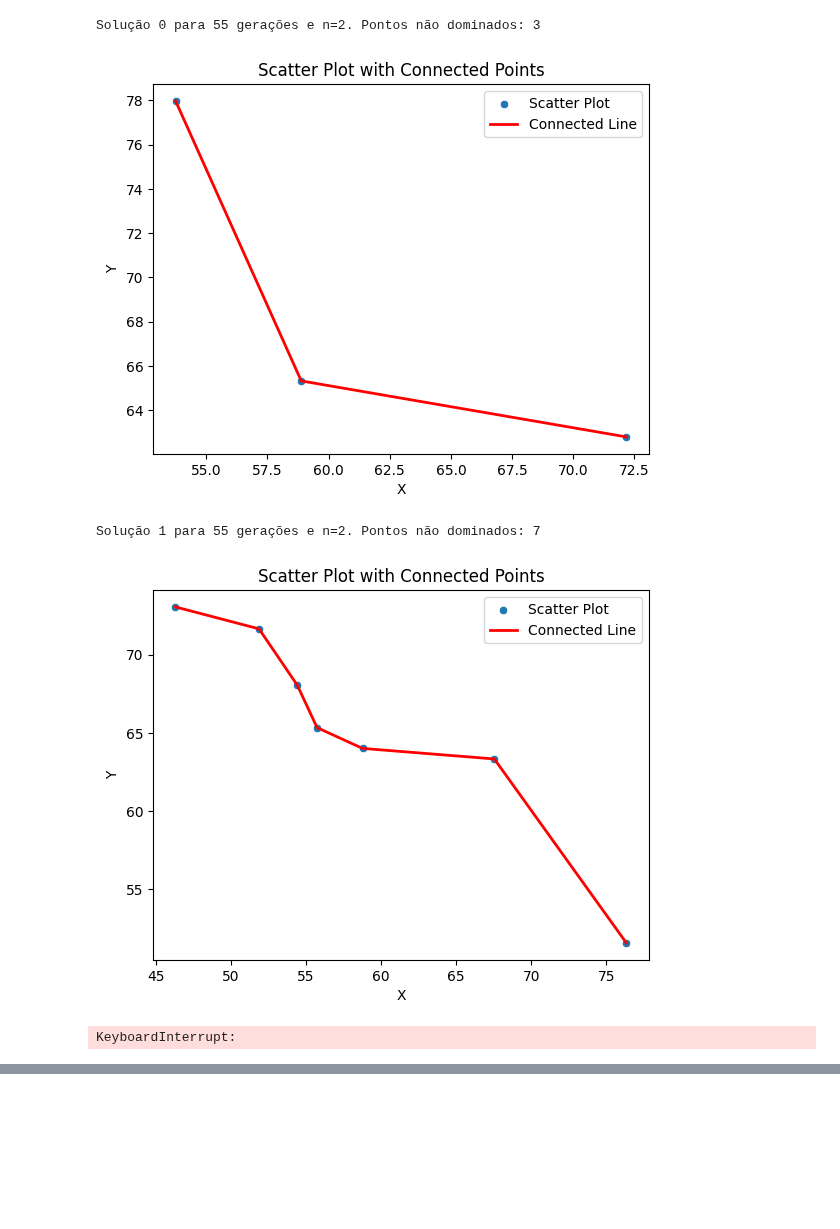
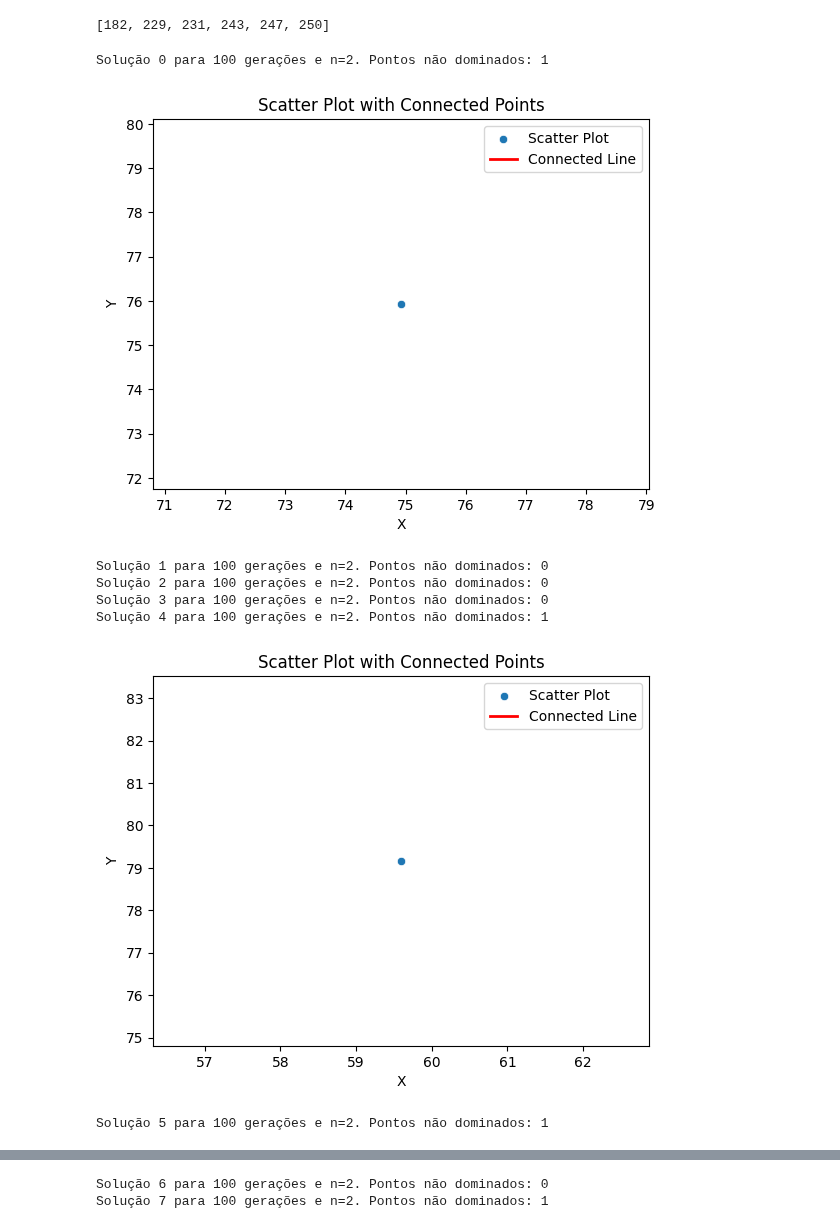
Before and after one commit to ecordeiro/cefet, a Jupyter notebook: NSGA2.ipynb, the cells around one changed output, grey strips where cells are left out. Saved outputs shown, nothing was run; the diff lists cells and outputs as text; code cells hidden in the pictures; blank space fills up the shorter version.

```diff
--- a/NSGA2.ipynb
+++ b/NSGA2.ipynb
@@ -30,13 +32,3 @@ def plot_scatter_with_line_sea(populacao, x_title='X', y_title='Y', title='Scatt
 
 # Example usage:
 # plot_scatter_with_line_sea(populacao)
-# %%
-class Individual:
-    def __init__(self, chromosome_length, limites):
-        # Inicializa um indivíduo com um cromossomo aleatório
-        self.fitness = None
-        self.dominated_solutions = []  # Soluções dominadas por este indivíduo
-        self.domination_count = 0  # Contagem de quantos indivíduos dominam este indivíduo
-        self.limite_inferior, self.limite_superior = limites
-        self.chromosome = [np.random.uniform(self.limite_inferior,self.limite_superior) for _ in range(chromosome_length)]
-        self.crowding_distance = 0
@@ -145,2 +173,35 @@ def mutate(individual, rate, limites):
             mutated_individuals.append(mutated_individual)
     return mutated_individuals
+# %%
+tamanho_cromossomos = 10
+
+# Exemplo de uso
+qtd_individuos = 200
+num_generations = 1000
+tournament_size = 3
+crossover_rate = 0.8
+mutation_rate = 0.01
+limites = (-5.12, 5.12)
+
+populacao = gerar_populacao(qtd_individuos,tamanho_cromossomos,limites)
+
+#print(len(populacao))
+
+populacao = nsga2(populacao, num_generations, tournament_size, crossover_rate, mutation_rate,limites,len(populacao))
+
+print(len(populacao))
+
+# Após a execução do NSGA-II, você pode acessar as soluções não dominadas da população
+non_dominated_solutions = [ind for ind in populacao if ind.domination_count == 0]
+#print("Número de soluções não dominadas:", len(non_dominated_solutions))
+
+print(f"Solução para {num_generations} gerações e n={tamanho_cromossomos}.", f"Pontos não dominados: {len(non_dominated_solutions)}")
+
+if len(non_dominated_solutions) > 0:
+    #plot_scatter_with_line(populacao)
+    plot_scatter_with_line_sea(populacao,title='Fronteira 0',num_fronteira=0)
+    plot_scatter_with_line_sea(populacao,title='Fronteira 1',num_fronteira=1)
+    plot_scatter_with_line_sea(populacao,title='Fronteira 2',num_fronteira=2)
+
+    # Finally, show the plot
+    plt.show()
@@ -147,32 +234,39 @@ def mutate(individual, rate, limites):
+# %%
+fronteiras[0]
+# %% [output]
+[182, 229, 231, 243, 247, 250]
 # %%
 tamanho_cromossomos = 2
 
 for i in range(0, 10):
 
     # Exemplo de uso
     qtd_individuos = 200
-    num_generations = 55
+    num_generations = 100
     tournament_size = 5
     crossover_rate = 0.8
     mutation_rate = 0.01
     limites = (-5.12, 5.12)
 
     populacao = gerar_populacao(qtd_individuos,tamanho_cromossomos,limites)
 
     nsga2(populacao, num_generations, tournament_size, crossover_rate, mutation_rate,limites,len(populacao))
 
     # Após a execução do NSGA-II, você pode acessar as soluções não dominadas da população
     non_dominated_solutions = [ind for ind in populacao if ind.domination_count == 0]
     #print("Número de soluções não dominadas:", len(non_dominated_solutions))
 
     print(f"Solução {i} para {num_generations} gerações e n={tamanho_cromossomos}.", f"Pontos não dominados: {len(non_dominated_solutions)}")
 
     if len(non_dominated_solutions) > 0:
         #plot_scatter_with_line(populacao)
         plot_scatter_with_line_sea(populacao)
 # %% [output]
-Solução 0 para 55 gerações e n=2. Pontos não dominados: 3
+Solução 0 para 100 gerações e n=2. Pontos não dominados: 1
-[figure, old version]
+[figure, new version]
-Solução 1 para 55 gerações e n=2. Pontos não dominados: 7
+Solução 1 para 100 gerações e n=2. Pontos não dominados: 0
+Solução 2 para 100 gerações e n=2. Pontos não dominados: 0
+Solução 3 para 100 gerações e n=2. Pontos não dominados: 0
+Solução 4 para 100 gerações e n=2. Pontos não dominados: 1
-[figure, old version]
+[figure, new version]
-KeyboardInterrupt:
+Solução 5 para 100 gerações e n=2. Pontos não dominados: 1
@@ -178,0 +274,2 @@ KeyboardInterrupt:
+Solução 6 para 100 gerações e n=2. Pontos não dominados: 0
+Solução 7 para 100 gerações e n=2. Pontos não dominados: 1
```
Also changed, not shown: parts of 8 cells of this notebook.
